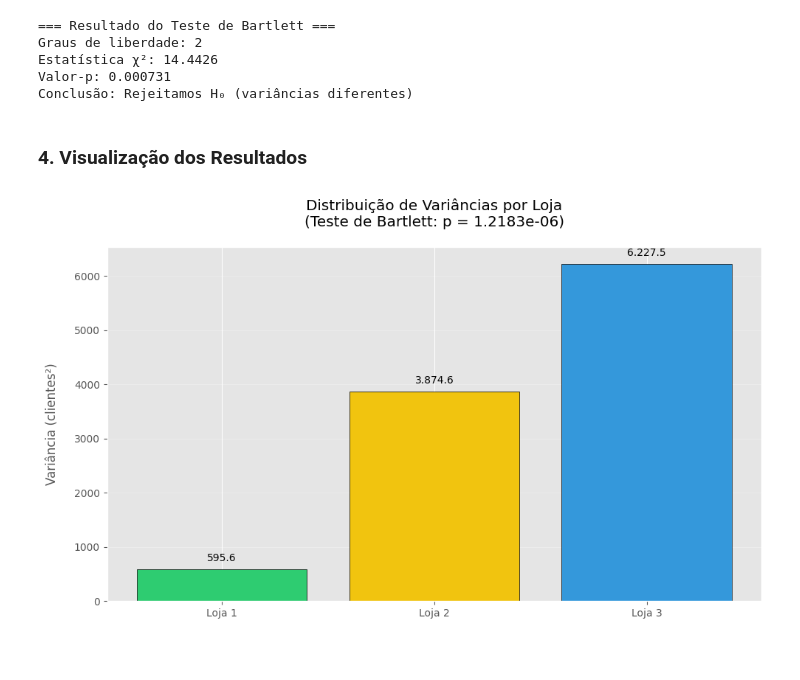
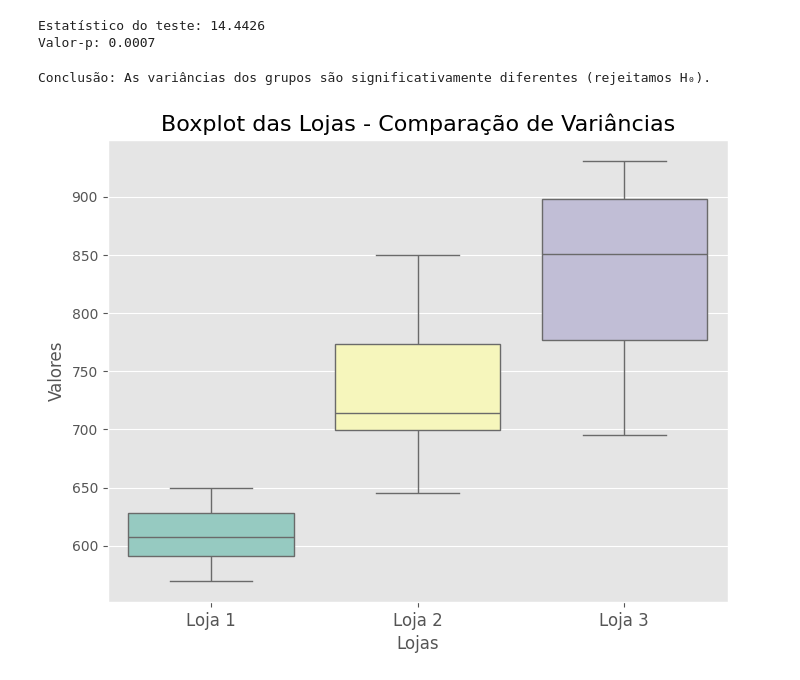
Before and after one commit to carlimmsantos/INFERENCIA_ESTATISTICA, a Jupyter notebook: Testes de Homogeneidade de variâncias/Teste_χ2 _de_Bartlett.ipynb, the cells around one changed output. Cells and saved outputs as stored; diff of their text form; code cells hidden in the pictures.

```diff
--- a/Testes de Homogeneidade de variâncias/Teste_χ2 _de_Bartlett.ipynb
+++ b/Testes de Homogeneidade de variâncias/Teste_χ2 _de_Bartlett.ipynb
@@ -34,43 +25,28 @@ estatistica, p_valor = stats.bartlett(loja1, loja2, loja3)
 # %%
-# Resultados
-print('=== Resultado do Teste de Bartlett ===')
-print(f'Graus de liberdade: {len(variancias)-1}')
-print(f'Estatística χ²: {estatistica:.4f}')
-print(f'Valor-p: {p_valor:.6f}')
-print('Conclusão:', 'Rejeitamos H₀ (variâncias diferentes)' if p_valor < 0.05 else 'Não rejeitamos H₀')
+print(f'Estatístico do teste: {estatistico:.4f}')
+print(f'Valor-p: {p_valor:.4f}')
 # %% [output]
-=== Resultado do Teste de Bartlett ===
-Graus de liberdade: 2
-Estatística χ²: 14.4426
-Valor-p: 0.000731
-Conclusão: Rejeitamos H₀ (variâncias diferentes)
+Estatístico do teste: 14.4426
+Valor-p: 0.0007
-# %% [markdown]
-### 4. Visualização dos Resultados
+# %%
+if p_valor < alfa:
+    print("Conclusão: As variâncias dos grupos são significativamente diferentes (rejeitamos H₀).")
+else:
+    print("Conclusão: As variâncias dos grupos são iguais (não rejeitamos H₀).")
+# %% [output]
+Conclusão: As variâncias dos grupos são significativamente diferentes (rejeitamos H₀).
 # %%
-plt.style.use('ggplot')
-fig, ax = plt.subplots(figsize=(10,6))
+# Criando o gráfico de boxplot
+plt.figure(figsize=(8, 6))
+sns.boxplot(data=[loja1, loja2, loja3], palette="Set3")
 
-# Gráfico de barras
-barras = ax.bar(
-    ['Loja 1', 'Loja 2', 'Loja 3'],
-    variancias,
-    color=['#2ecc71', '#f1c40f', '#3498db'],
-    edgecolor='black'
-)
+# Definindo título e rótulos
+plt.title('Boxplot das Lojas - Comparação de Variâncias', fontsize=16)
+plt.xlabel('Lojas', fontsize=12)
+plt.ylabel('Valores', fontsize=12)
+plt.xticks([0, 1, 2], ['Loja 1', 'Loja 2', 'Loja 3'], fontsize=12)
 
-# Anotações
-ax.set_title('Distribuição de Variâncias por Loja\n(Teste de Bartlett: p = 1.2183e-06)', pad=20)
-ax.set_ylabel('Variância (clientes²)', labelpad=15)
-ax.yaxis.grid(True, alpha=0.3)
-
-# Valores nas barras
-for barra in barras:
-    y = barra.get_height()
-    ax.text(barra.get_x() + barra.get_width()/2, y+100,
-            f'{y:,.1f}'.replace(',','.'),
-            ha='center', va='bottom')
-
-plt.tight_layout()
+# Exibindo o gráfico
 plt.show()
 # %% [output]
-[figure, old version]
+[figure, new version]
```
Also changed, not shown: parts of 7 cells of this notebook, 5 other files.
